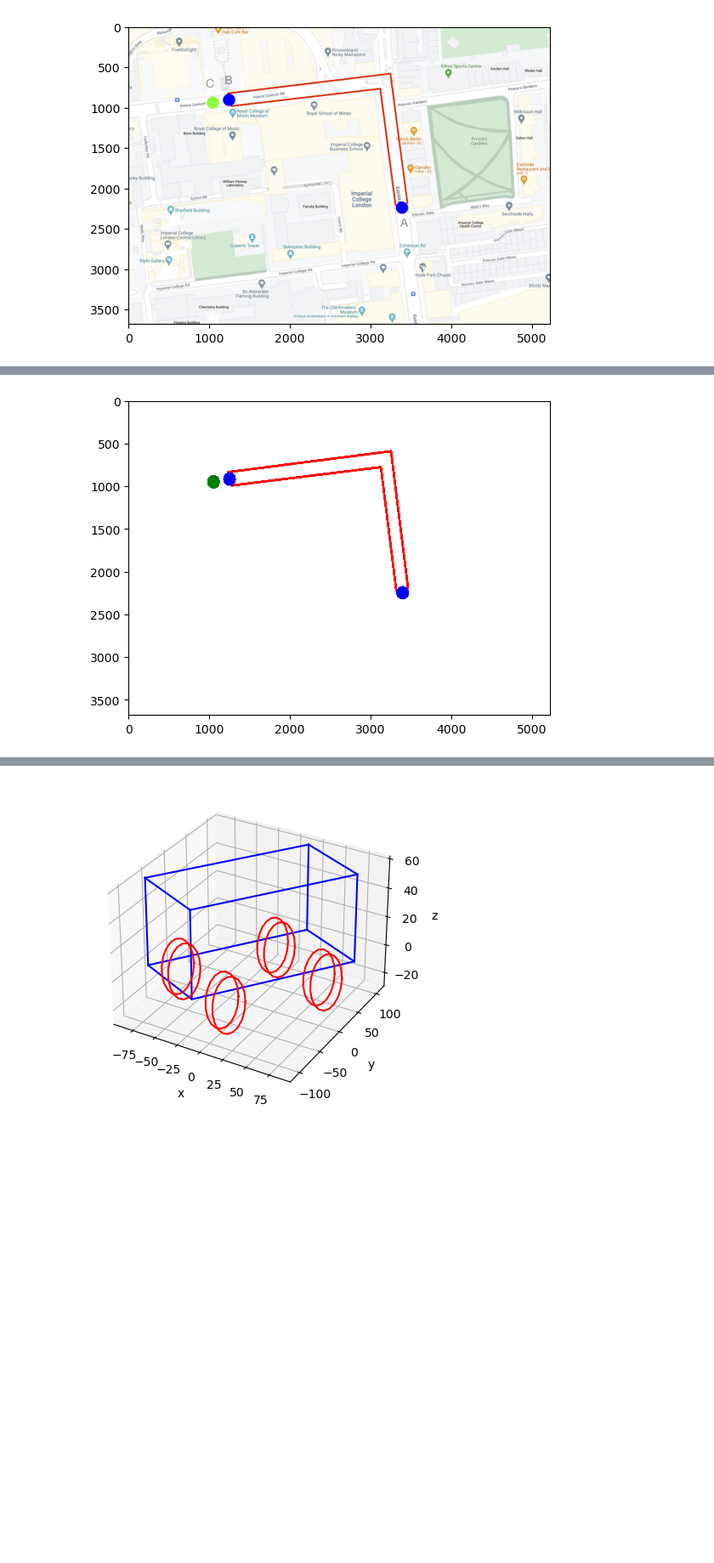
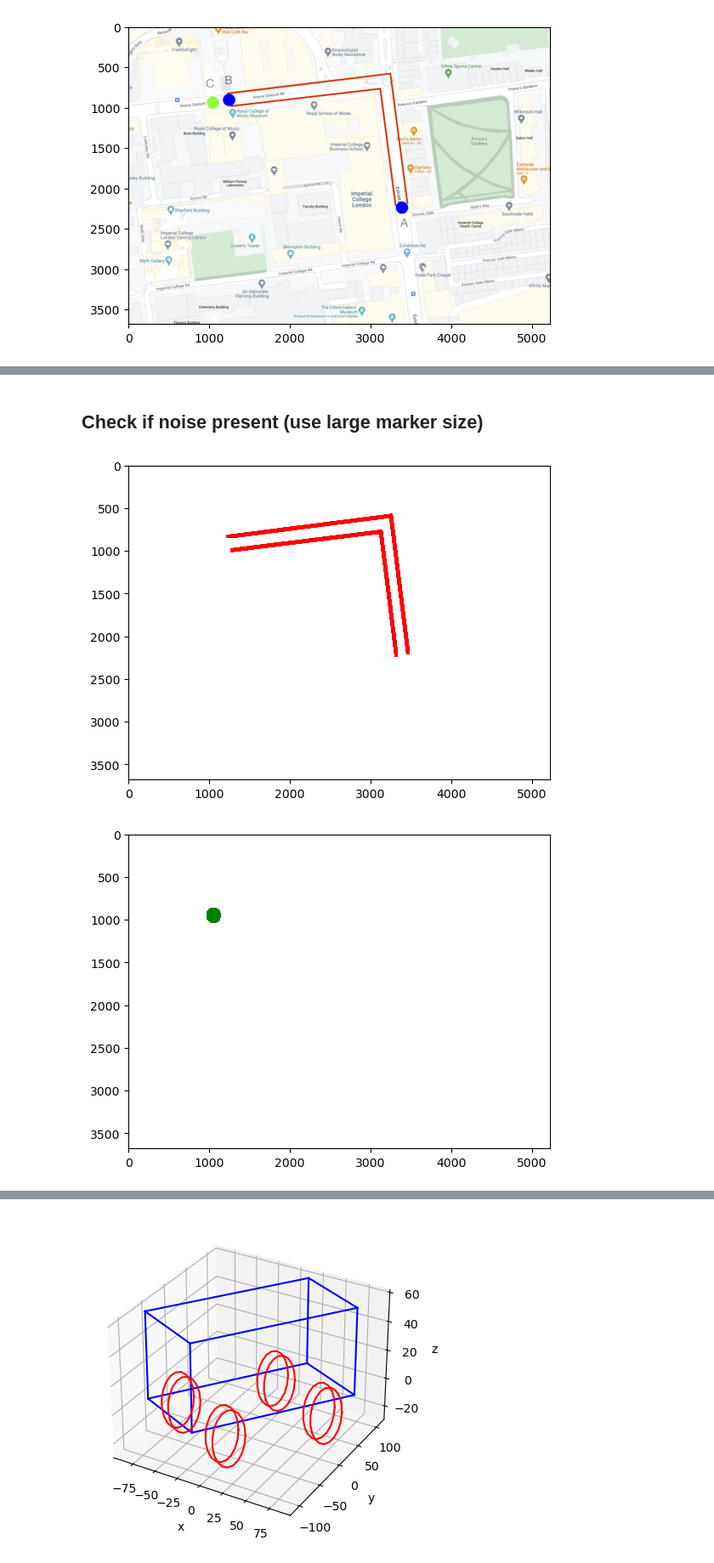
Before and after one commit to sunfanyi/Interactive-Ackermann-steering-model-car-game, a Jupyter notebook: inspect_map.ipynb, the cells around one changed output, grey strips where cells are left out. Shown at 85% size. Drawn from its saved outputs; the diff is of its cells as text; code cells hidden in the pictures; blank space fills up the shorter version.

Commit message:
Enhance UI. Improve collision detection by removing noise with opening.

```diff
--- a/inspect_map.ipynb
+++ b/inspect_map.ipynb
@@ -107,7 +18,7 @@ show_img(img)
 # %% [output]
 [figure]
 # %%
-img_R = extract_color(img, 'R')
-img_G = extract_color(img, 'G')
-img_B = extract_color(img, 'B')
+img_R, mask_R = extract_color(img, 'R')
+img_G, mask_G = extract_color(img, 'G')
+img_B, mask_B = extract_color(img, 'B')
 # %%
@@ -120,13 +34,22 @@ show_img(img_R + img_G + img_B)
+# %% [markdown]
+## Check if noise present (use large marker size)
 # %%
-R_coords = mask2xy(img_R)
-G_coords = mask2xy(img_G)
-B_coords = mask2xy(img_B)
+R_coords = mask2xy(mask_R)
+G_coords = mask2xy(mask_G)
+B_coords = mask2xy(mask_B)
 
-plt.scatter(R_coords[:, 0], R_coords[:, 1], c='r', s=0.1, linewidth=0.1)
-plt.scatter(G_coords[:, 0], G_coords[:, 1], c='g', s=0.1, linewidth=0.1)
-plt.scatter(B_coords[:, 0], B_coords[:, 1], c='b', s=0.1, linewidth=0.1)
+plt.scatter(R_coords[:, 0], R_coords[:, 1], c='r', s=1, linewidth=1)
 plt.xlim([0, img.shape[1]])
 plt.ylim([img.shape[0], 0])
 plt.show()
+plt.scatter(G_coords[:, 0], G_coords[:, 1], c='g', s=1, linewidth=1)
+plt.xlim([0, img.shape[1]])
+plt.ylim([img.shape[0], 0])
+plt.show()
+plt.scatter(B_coords[:, 0], B_coords[:, 1], c='b', s=1, linewidth=1)
+plt.xlim([0, img.shape[1]])
+plt.ylim([img.shape[0], 0])
+plt.show()
 # %% [output]
-[figure, old version]
+[figure, new version]
+[figure, added]
```
Also changed, not shown: parts of 11 cells of this notebook, 8 other files.
